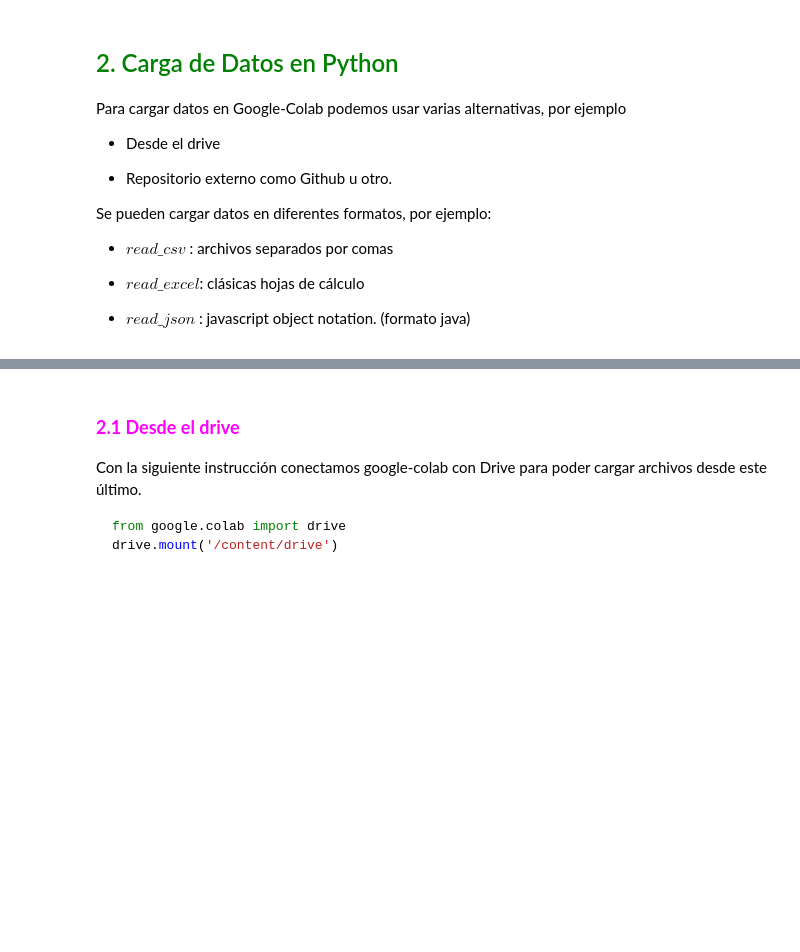
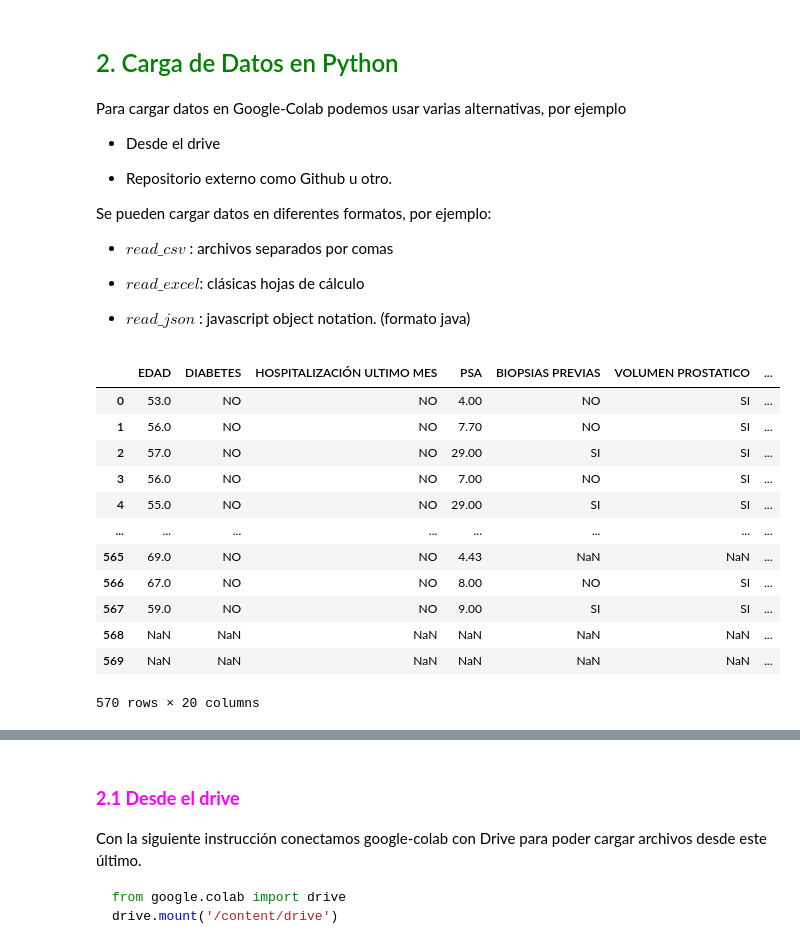
Before and after one commit to mlopezza/AI_in_healthcare, a Jupyter notebook: Notebook_1_Curso_IA_Salud.ipynb, the cells around one changed output, grey strips where cells are left out. Drawn from its saved outputs; the diff is of its cells as text; code cells hidden in the pictures; blank space fills up the shorter version.

```diff
--- a/Notebook_1_Curso_IA_Salud.ipynb
+++ b/Notebook_1_Curso_IA_Salud.ipynb
@@ -115,3 +117,21 @@ Se pueden cargar datos en diferentes formatos, por ejemplo:
 - $read\_excel$: clásicas hojas de cálculo
 
 - $read\_json$ : javascript object notation. (formato java)
+# %%
+hospital = pd.read_excel('/content/BBDD_Hospitalizacion.xlsx')
+# %%
+hospital
+# %% [output]
+|  | EDAD | DIABETES | HOSPITALIZACIÓN ULTIMO MES | PSA | BIOPSIAS PREVIAS | VOLUMEN PROSTATICO | ... |
+| 0 | 53.0 | NO | NO | 4.00 | NO | SI | ... |
+| 1 | 56.0 | NO | NO | 7.70 | NO | SI | ... |
+| 2 | 57.0 | NO | NO | 29.00 | SI | SI | ... |
+| 3 | 56.0 | NO | NO | 7.00 | NO | SI | ... |
+| 4 | 55.0 | NO | NO | 29.00 | SI | SI | ... |
+| ... | ... | ... | ... | ... | ... | ... | ... |
+| 565 | 69.0 | NO | NO | 4.43 | NaN | NaN | ... |
+| 566 | 67.0 | NO | NO | 8.00 | NO | SI | ... |
+| 567 | 59.0 | NO | NO | 9.00 | SI | SI | ... |
+| 568 | NaN | NaN | NaN | NaN | NaN | NaN | ... |
+| 569 | NaN | NaN | NaN | NaN | NaN | NaN | ... |
+570 rows × 20 columns
```
Also changed, not shown: parts of 22 cells of this notebook.
